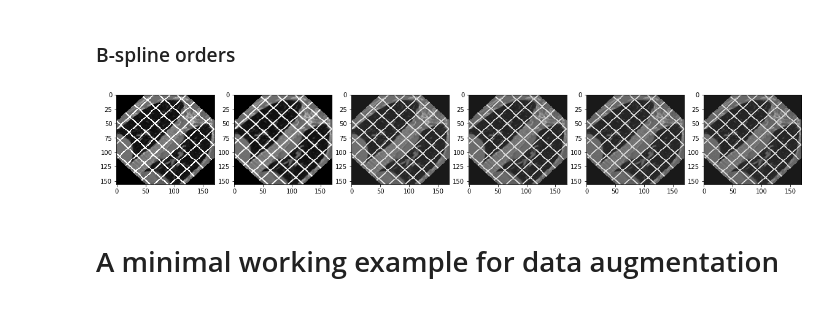
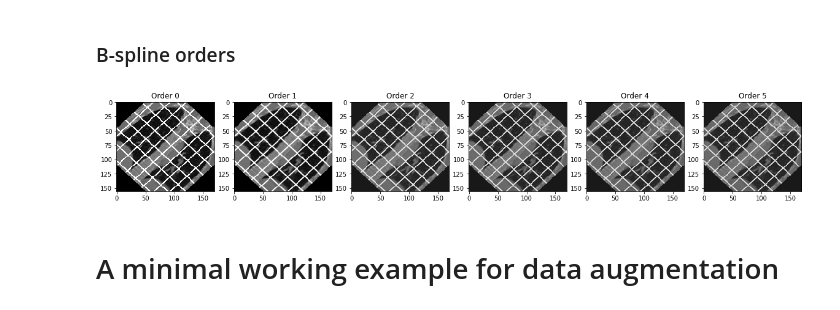
Before and after one commit to tueimage/gryds, a Jupyter notebook: tutorial.ipynb, the cells around one changed output. Saved outputs shown, nothing was run; the diff lists cells and outputs as text; code cells hidden in the pictures.

```diff
--- a/tutorial.ipynb
+++ b/tutorial.ipynb
@@ -87,11 +88,11 @@ plt.imshow(my_rotated_image);
 # %% [markdown]
 Note that the center of rotation is the upper left corner (the $(0, 0)$ coordinate). We can change that by using the utility function `affine_matrix` that creates new linear matrices based on more meaningful parameters:
 # %%
-my_rotation_matrix = tr.affine_matrix(
+my_rotation = tr.AffineTransformation(
+    ndim=2,
     angles=[np.pi/4.], # List of angles (for 3D transformations you need a list of 3 angles).
     center=[0.5, 0.5]  # Center of rotation.
 )
-my_rotation = tr.LinearTransform(my_rotation_matrix)
 my_rotated_image = my_image_interpolator.transform(my_rotation)
 plt.imshow(my_rotated_image);
 # %% [output]
@@ -211,7 +258,7 @@ The Interpolation object has parameters for which order of B-spline should be us
 # %% [markdown]
 ### Different background intensity
 # %%
-my_image_interpolator = tr.Interpolator(image, order=0, cval=0.5)
+my_image_interpolator = tr.Interpolator(image, order=0, cval=1)
 tr_image = my_image_interpolator.transform(my_rotation)
 plt.imshow(tr_image);
 # %% [output]
@@ -232,11 +279,12 @@ for i, mode in enumerate(['constant', 'nearest', 'reflect', 'mirror', 'wrap']):
 # %%
 fig, ax = plt.subplots(1, 6, figsize=(20, 5));
 for i in range(6):
     my_image_interpolator = tr.Interpolator(image, order=i)
     tr_image = my_image_interpolator.transform(my_rotation)
     ax[i].imshow(tr_image);
+    ax[i].set_title('Order {}'.format(i));
 # %% [output]
-[figure, old version]
+[figure, new version]
 # %% [markdown]
 <a name="mwe"></a>
 # A minimal working example for data augmentation
```
Also changed, not shown: parts of 23 cells of this notebook, 3 other files.
